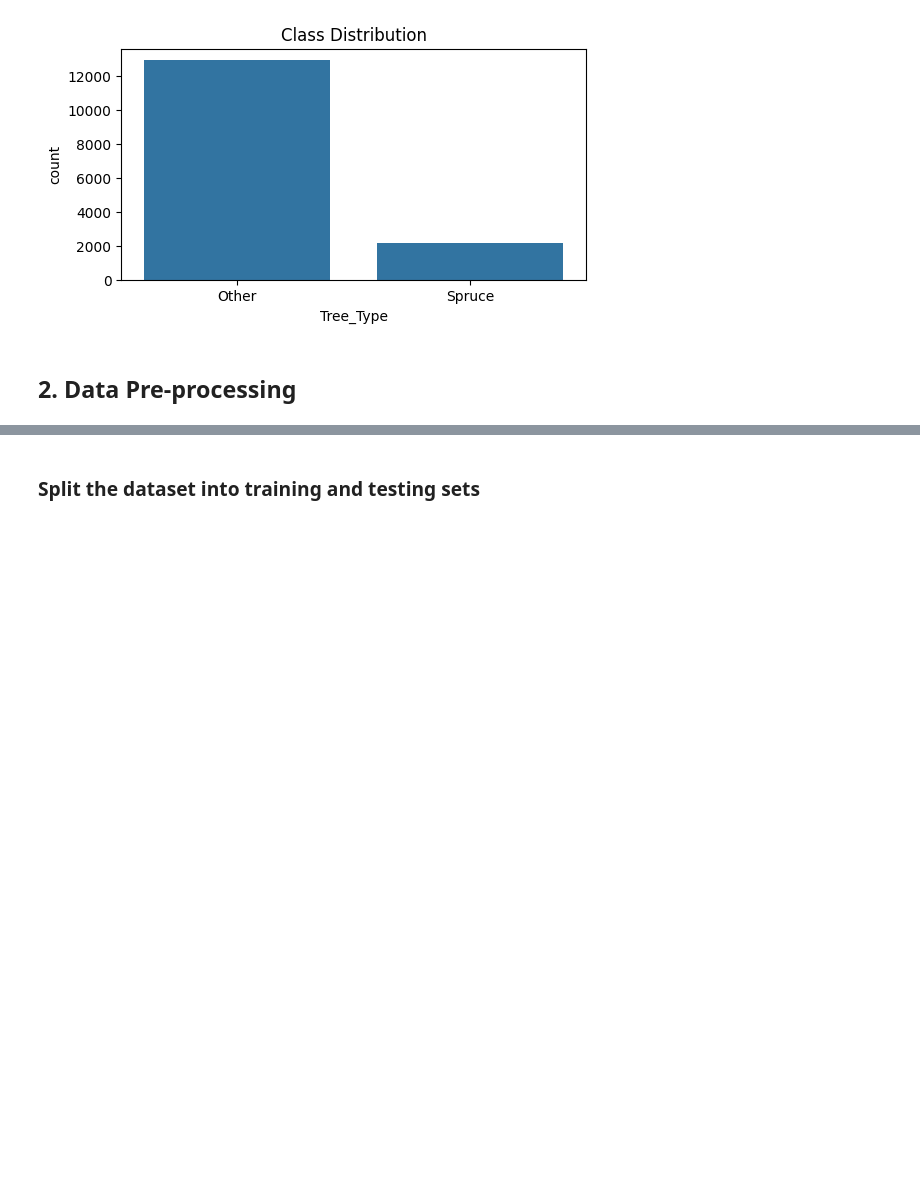
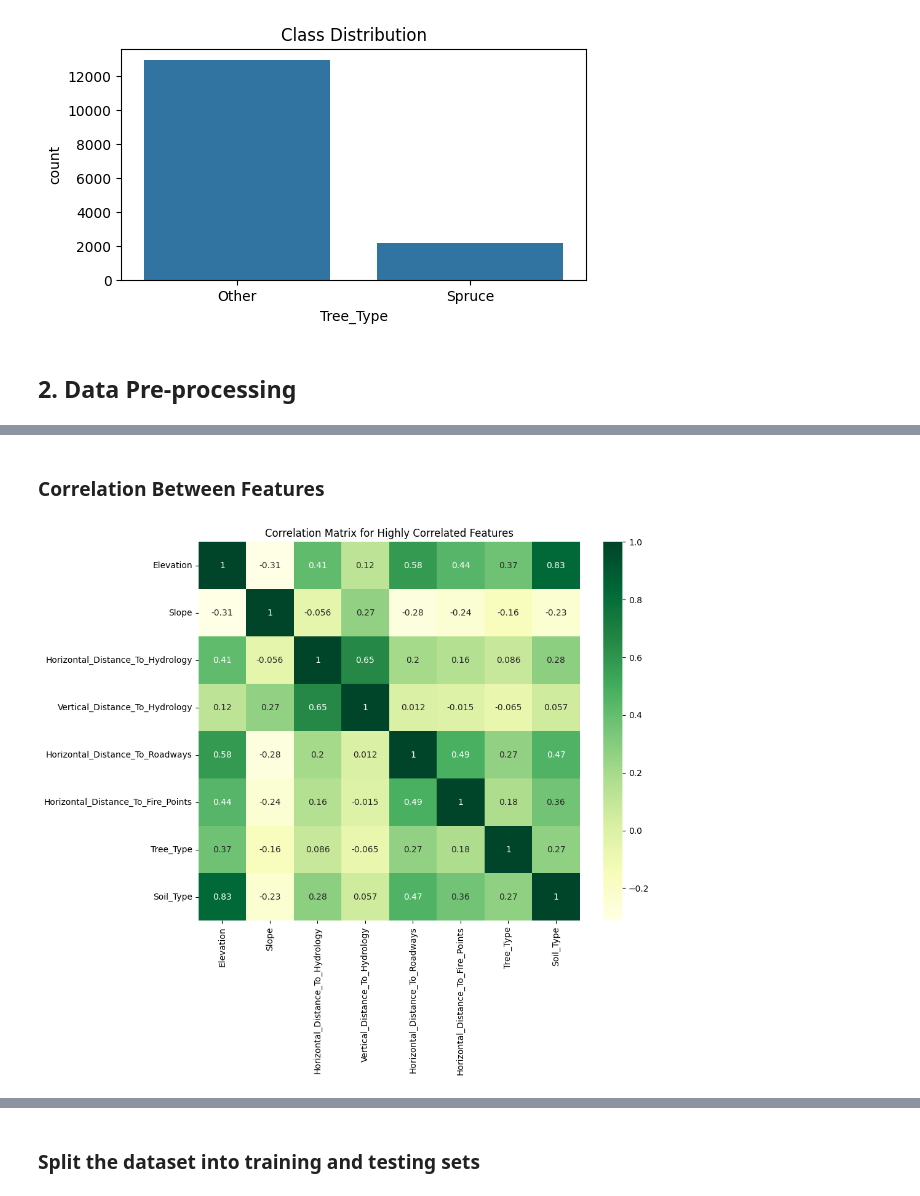
Before and after one commit to leonor-f/AIprojects, a Jupyter notebook: proj2/spruce_tree.ipynb, the cells around one changed output, grey strips where cells are left out. Drawn from its saved outputs; the diff is of its cells as text; code cells hidden in the pictures; blank space fills up the shorter version.

```diff
--- a/proj2/spruce_tree.ipynb
+++ b/proj2/spruce_tree.ipynb
@@ -65,0 +126,12 @@ data.drop(soil_type_cols, axis=1, inplace=True)
+# %% [markdown]
+### Correlation Between Features
+# %%
+corr_matrix = data.corr()
+
+top_corr_features = corr_matrix.index
+
+plt.figure(figsize=(10, 8))
+plt.title('Correlation Matrix for Highly Correlated Features')
+g=sns.heatmap(data[top_corr_features].corr(),annot=True,cmap="YlGn")
+# %% [output]
+[figure, added]
```
Also changed, not shown: parts of 41 cells of this notebook, 6 other files.
